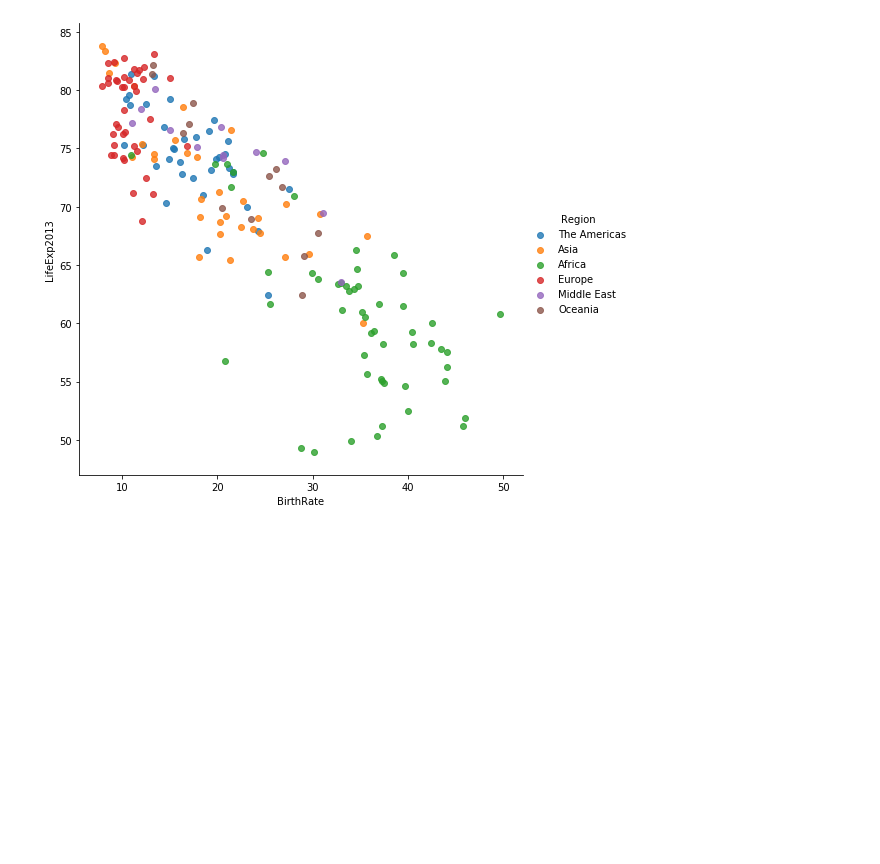
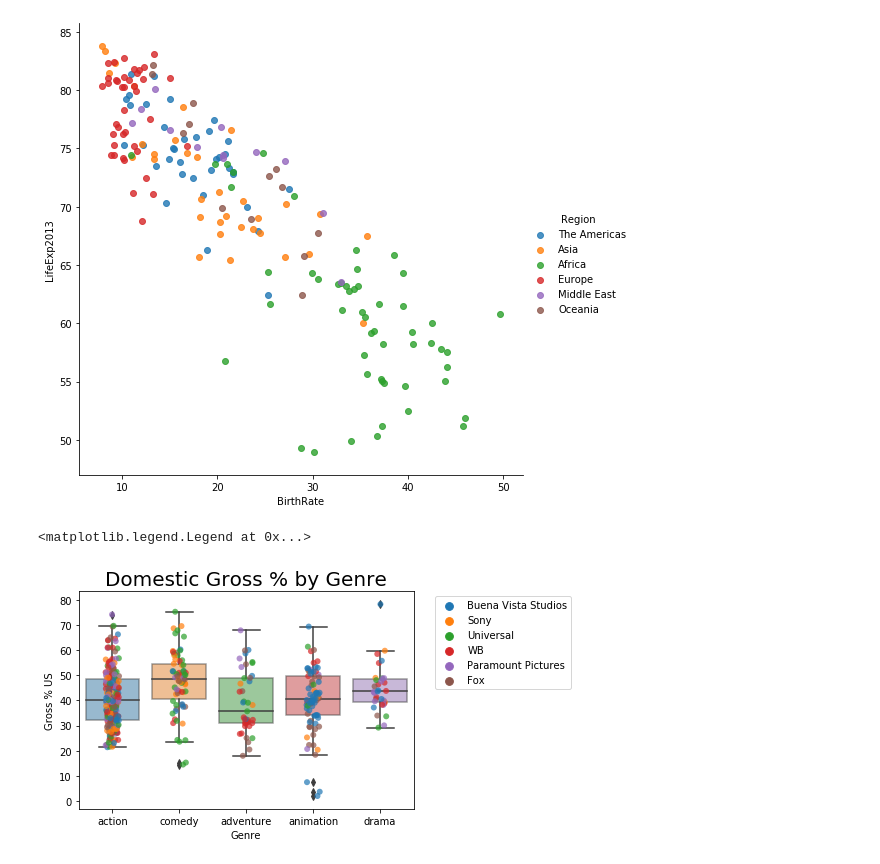
Before and after one commit to biswain2309/Data-Science-Projects, a Jupyter notebook: A-Z Python For Data Science.ipynb, the cells around one changed output. Drawn from its saved outputs; the diff is of its cells as text; code cells hidden in the pictures; blank space fills up the shorter version.

Commit message:
Added the Movie Domestic Gross project

```diff
--- a/A-Z Python For Data Science.ipynb
+++ b/A-Z Python For Data Science.ipynb
@@ -171,3 +171,29 @@ sns.lmplot(x='BirthRate', y='LifeExp2013', fit_reg = False, data=merged_data_lif
 # %% [output]
 <seaborn.axisgrid.FacetGrid at 0x...>
 [figure]
+# %%
+#Movie Domestic Gross
+
+import pandas as pd
+import numpy as np
+import matplotlib.pyplot as plt
+import seaborn as sns
+%matplotlib inline
+
+data1 = pd.read_csv("adv_vis.csv")
+data2 = pd.read_csv("advance_visualization.csv")
+
+genre_unique = data1['Genre'].unique()
+sel_data1 = data1.loc[(data1['Genre']=='action') | (data1['Genre']=='comedy') | (data1['Genre']=='adventure') | (data1['Genre']=='animation') | (data1['Genre']=='drama')]
+sel_data2 = sel_data1.loc[(sel_data1['Studio']=='Buena Vista Studios') | (sel_data1['Studio']=='Sony') | (sel_data1['Studio']=='Universal') | (sel_data1['Studio']=='WB') | (sel_data1['Studio']=='Paramount Pictures') | (sel_data1['Studio']=='Fox')]
+ax = sns.boxplot(x='Genre', y='Gross % US', data=sel_data2, orient='v')
+plt.setp(ax.artists, alpha=0.5)
+sns.stripplot(x='Genre', y='Gross % US', data=sel_data2, jitter=True, size=6, linewidth=0, hue='Studio', alpha=0.7, dodge=0)
+ax.axes.set_title('Domestic Gross % by Genre', fontsize=20)
+# ax.set_xlabel('Genre', fontsize=10)
+# ax.set_ylabel('Gross % US', fontsize=10)
+
+ax.legend(bbox_to_anchor=(1.05,1), loc=2)
+# %% [output]
+<matplotlib.legend.Legend at 0x...>
+[figure, added]
```
Also changed, not shown: 2 other files.
